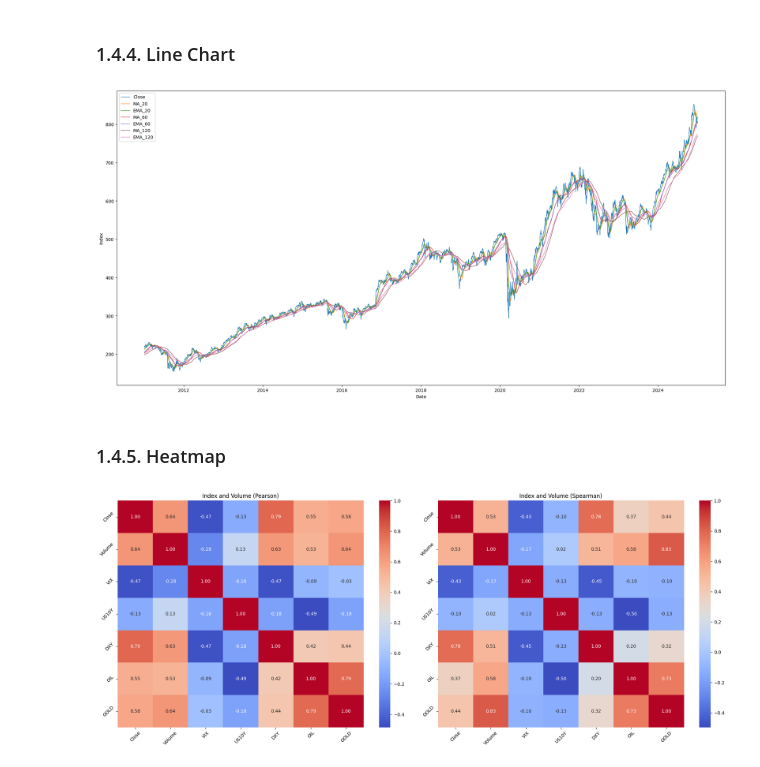
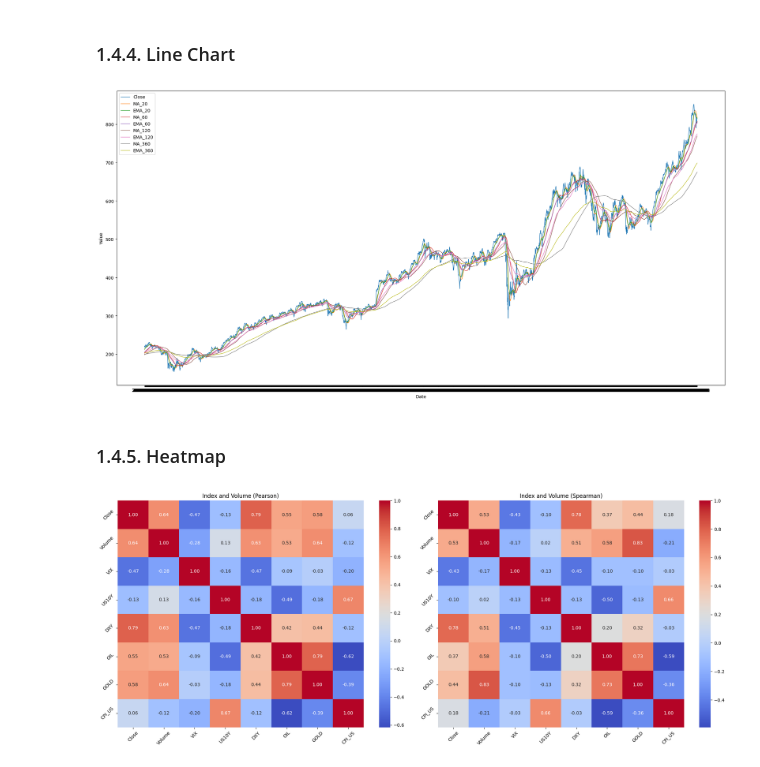
Before and after one commit to VictorNguyenLPN/sp500-dav, a Jupyter notebook: notebook_qhuy.ipynb, the cells around one changed output. Cells and saved outputs as stored; diff of their text form; code cells hidden in the pictures.

```diff
--- a/notebook_qhuy.ipynb
+++ b/notebook_qhuy.ipynb
@@ -149,3 +34,5 @@ for p in [7, 14, 28]:
+# %%
+aug_data = pd.read_csv("data/v5.csv", index_col=0)
 # %% [markdown]
 # **1. EDA**
 # %% [markdown]
@@ -170,7 +99,7 @@ New shape: (3518, 28)
 # %% [markdown]
 ## 1.3. Statistical Analysis
 # %%
-data = cropped_data.copy()
+data = aug_data.copy()
 
 def statistical_analysis(df: pd.DataFrame) -> dict:
     result = {
@@ -336,55 +337,64 @@ for col in cols:
 # %% [markdown]
 ### 1.4.4. Line Chart
 # %%
+groups = {
+    # 'Kinh te': ['DXY', 'CPI_US'],
+    "MA & EMA": ["Close", 'MA_20', 'EMA_20', 'MA_60', 'EMA_60', 'MA_120', 'EMA_120', 'MA_360', 'EMA_360'],
+    # "MAE": ['MAE_20', 'MAE_60', 'MAE_120', 'MAE_360',],
+    # "MACD": ['MACD', 'MACD_long', 'Signal', 'Signal_long'],
+    # "RSI": ['RSI', 'RSI_7', 'RSI_14', 'RSI_28']
+}
+
 plt.figure(figsize=(20,10))
 
-for col in ['Close', 'MA_20', 'EMA_20', 'MA_60', 'EMA_60', 'MA_120', 'EMA_120']:
-    plt.plot(data["Date"], data[col], label=f"{col}", linewidth=1)
+for title, cols_in_group in groups.items():
+    for col in cols_in_group:
+        plt.plot(data["Date"], data[col], label=f"{col}", linewidth=1)
 
 plt.xlabel("Date")
-plt.ylabel("Index")
+plt.ylabel("Value")
 plt.legend()
 # plt.grid(True)
 plt.tight_layout()
 plt.show()
-line_path = os.path.join(FIG_DIR, "line_trend.png")
-plt.savefig(line_path, dpi=150)
+# line_path = os.path.join(FIG_DIR, "line_trend.png")
+# plt.savefig(line_path, dpi=150)
 plt.close()
 # %% [output]
-[figure, old version]
+[figure, new version]
 # %% [markdown]
 ### 1.4.5. Heatmap
 # %%
 # corr_pear = data[[
 #         'Close', 'Volume', 'VIX', 'US10Y', 'DXY', 'OIL', 'GOLD'
 #     ]
 # ].corr(method="pearson")
 
 corr_pear = data[[
-        'Close', 'Volume', 'VIX', 'US10Y', 'DXY', 'OIL', 'GOLD'
+        'Close', 'Volume', 'VIX', 'US10Y', 'DXY', 'OIL', 'GOLD', "CPI_US"
     ]
 ].corr(method="pearson")
 
 corr_spear = data[[
-        'Close', 'Volume', 'VIX', 'US10Y', 'DXY', 'OIL', 'GOLD'
+        'Close', 'Volume', 'VIX', 'US10Y', 'DXY', 'OIL', 'GOLD', "CPI_US"
     ]
 ].corr(method="spearman")
 
 plt.figure(figsize=(20,8))
 
 plt.subplot(1, 2, 1)
 sns.heatmap(corr_pear, annot=True, cmap="coolwarm", fmt=".2f")
 plt.yticks(rotation=(45))
 plt.xticks(rotation=(45))
 plt.title("Index and Volume (Pearson)")
 
 plt.subplot(1, 2, 2)
 sns.heatmap(corr_spear, annot=True, cmap="coolwarm", fmt=".2f")
 plt.yticks(rotation=(45))
 plt.xticks(rotation=(45))
 plt.title("Index and Volume (Spearman)")
 
 plt.tight_layout()
 plt.show()
 # %% [output]
-[figure, old version]
+[figure, new version]
```
Also changed, not shown: parts of 20 cells of this notebook, 41 other files.
